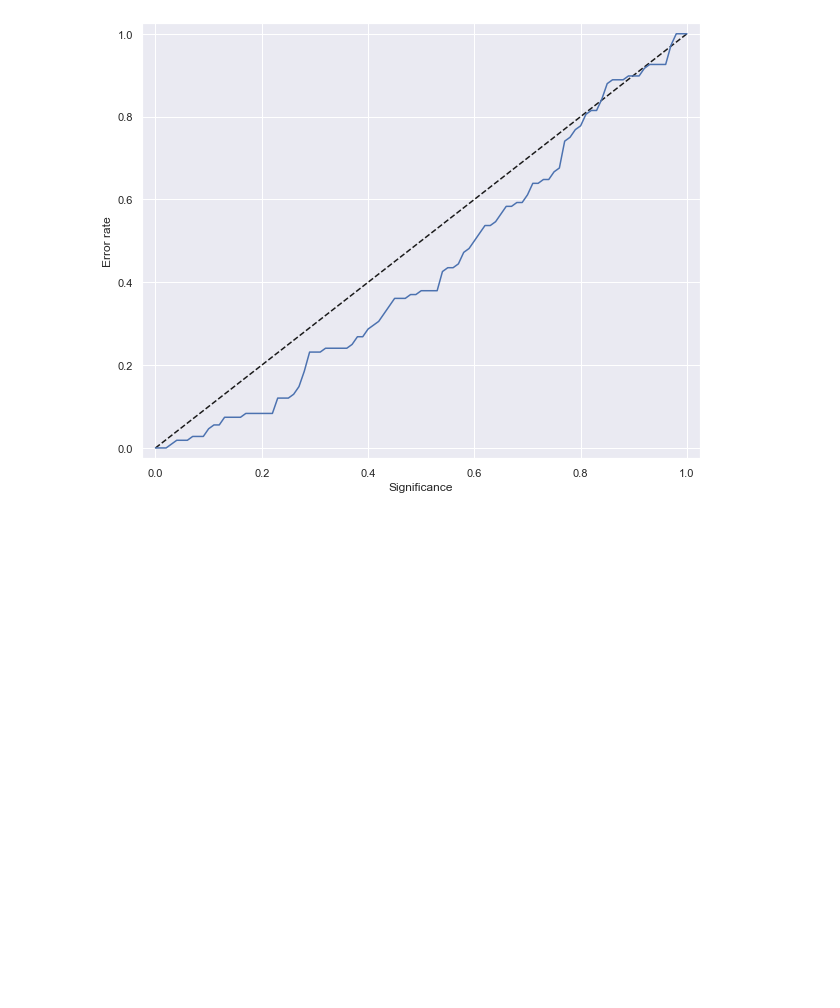
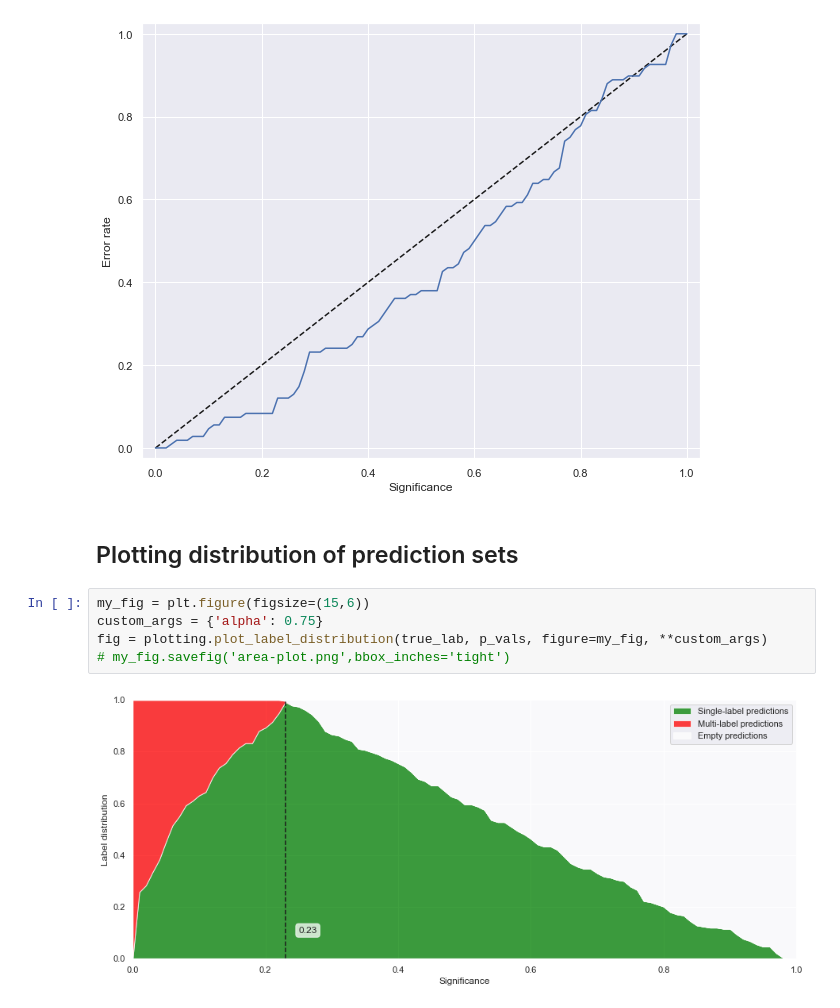
Before and after one commit to pharmbio/plot_utils, a Jupyter notebook: python/User_guide_plotting.ipynb, the cells around one changed output. Drawn from its saved outputs; the diff is of its cells as text; blank space fills up the shorter version.

Commit message:
Added prediction-sets plot

```diff
--- a/python/User_guide_plotting.ipynb
+++ b/python/User_guide_plotting.ipynb
@@ -83,3 +86,12 @@ p_val_1 = p_vals[only_class_1]
 the_fig = plotting.plot_calibration_curve(true_1, p_val_1, plot_all_labels=False)
 # %% [output]
 [figure]
+# %% [markdown]
+## Plotting distribution of prediction sets
+# %%
+my_fig = plt.figure(figsize=(15,6))
+custom_args = {'alpha': 0.75}
+fig = plotting.plot_label_distribution(true_lab, p_vals, figure=my_fig, **custom_args)
+# my_fig.savefig('area-plot.png',bbox_inches='tight')
+# %% [output]
+[figure, added]
```
Also changed, not shown: parts of 5 cells of this notebook, 2 other files.
